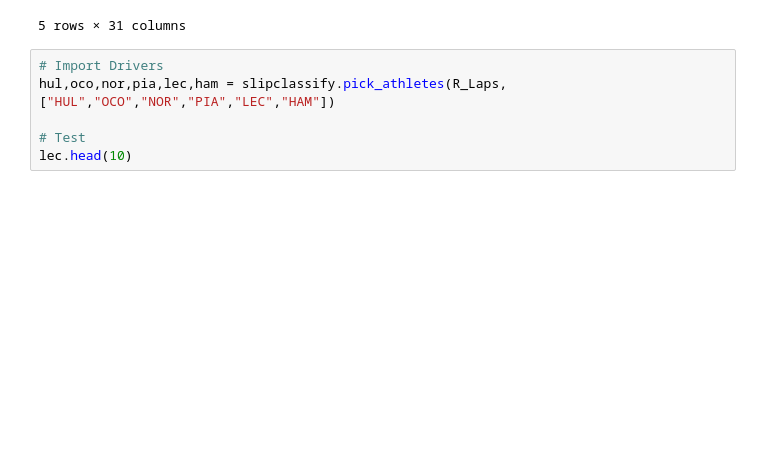
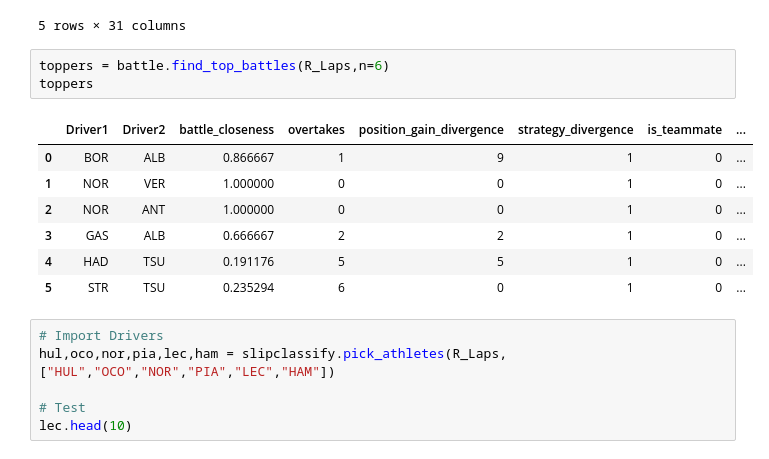
Before and after one commit to Mohandas-KJ/Slipstream-F1, a Jupyter notebook: 2026_Austria_GP/notebooks/01_results_and_laps.ipynb, the cells around one changed output. Saved outputs shown, nothing was run; the diff lists cells and outputs as text; blank space fills up the shorter version.

```diff
--- a/2026_Austria_GP/notebooks/01_results_and_laps.ipynb
+++ b/2026_Austria_GP/notebooks/01_results_and_laps.ipynb
@@ -351,6 +353,17 @@ R_Laps.head(5)
 | 3 | 0 days 01:17:35.114000 | NOR | 4 | 0 days 00:01:10.254000 | 4.0 | 1.0 | NaT | NaT | 0 days 00:00:17.564000 | ... |
 | 4 | 0 days 01:18:44.972000 | NOR | 4 | 0 days 00:01:09.858000 | 5.0 | 1.0 | NaT | NaT | 0 days 00:00:17.488000 | ... |
 5 rows × 31 columns
+# %%
+toppers = battle.find_top_battles(R_Laps,n=6)
+toppers
+# %% [output]
+|  | Driver1 | Driver2 | battle_closeness | overtakes | position_gain_divergence | strategy_divergence | is_teammate | ... |
+| 0 | BOR | ALB | 0.866667 | 1 | 9 | 1 | 0 | ... |
+| 1 | NOR | VER | 1.000000 | 0 | 0 | 1 | 0 | ... |
+| 2 | NOR | ANT | 1.000000 | 0 | 0 | 1 | 0 | ... |
+| 3 | GAS | ALB | 0.666667 | 2 | 2 | 1 | 0 | ... |
+| 4 | HAD | TSU | 0.191176 | 5 | 5 | 1 | 0 | ... |
+| 5 | STR | TSU | 0.235294 | 6 | 0 | 1 | 0 | ... |
 # %%
 # Import Drivers
 hul,oco,nor,pia,lec,ham = slipclassify.pick_athletes(R_Laps,["HUL","OCO","NOR","PIA","LEC","HAM"])
```
Also changed, not shown: parts of 1 cell of this notebook, 1 other file.
